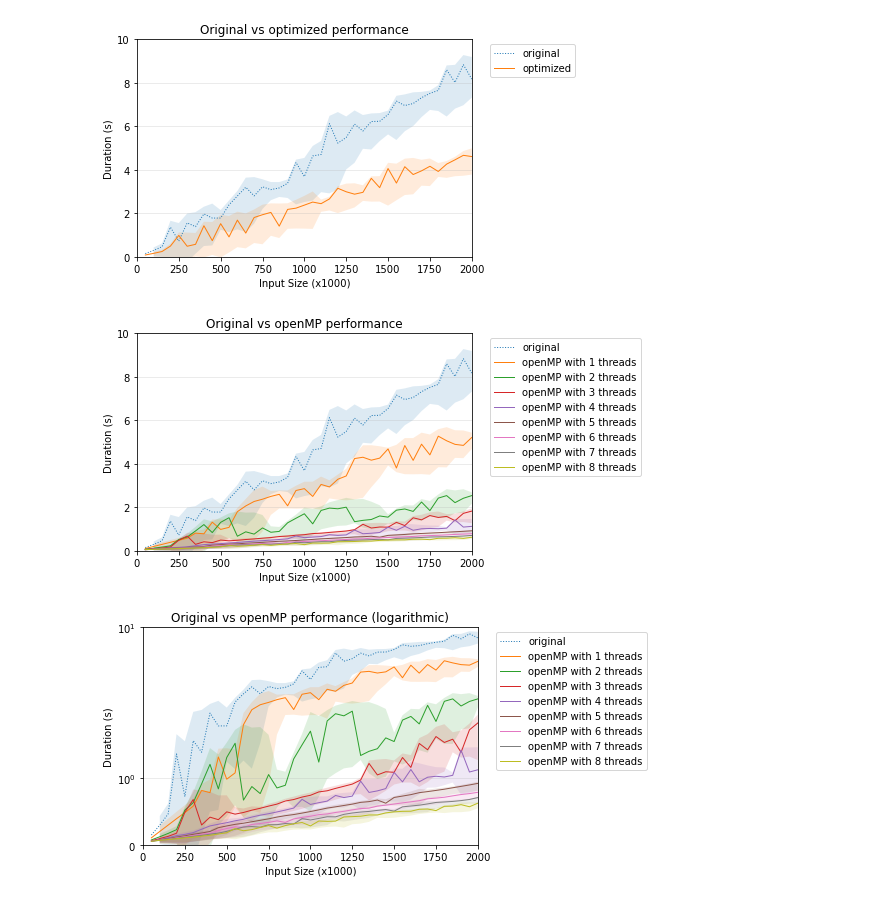
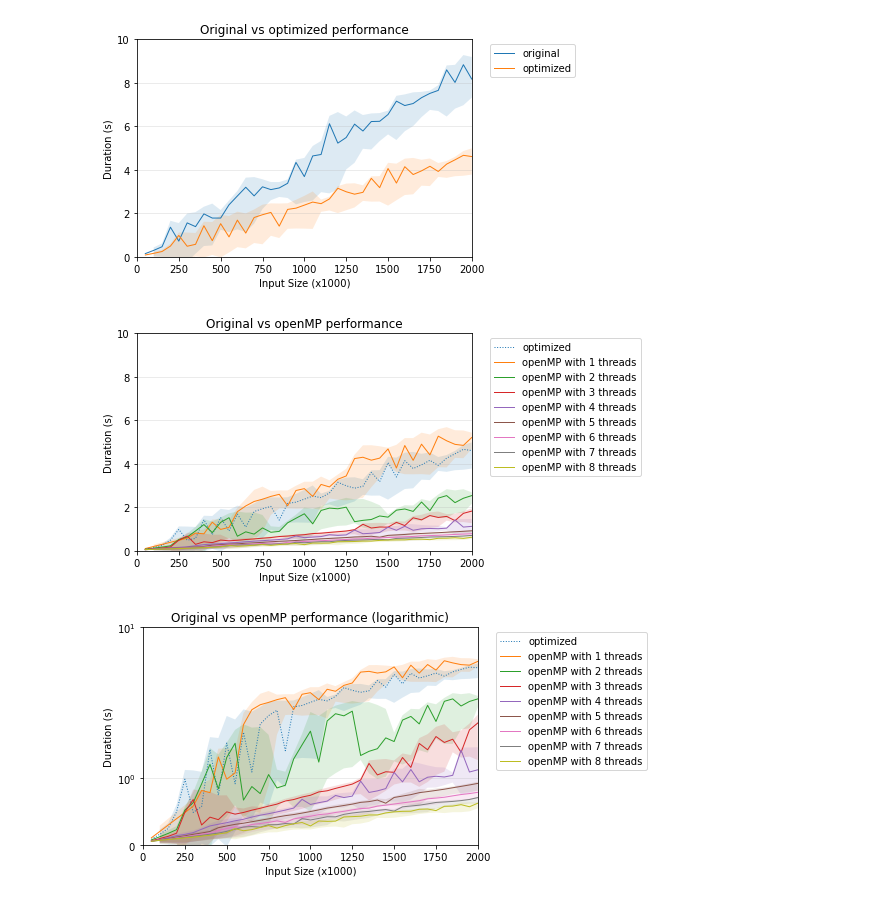
Before and after one commit to JordyAaldering/Parallel-Computing, a Jupyter notebook: evaluation/evaluation.ipynb, the cells around one changed output. Cells and saved outputs as stored; diff of their text form; code cells hidden in the pictures.

```diff
--- a/evaluation/evaluation.ipynb
+++ b/evaluation/evaluation.ipynb
@@ -29,25 +29,26 @@ def plot_line(df, ax, label, linestyle="-"):
 # %%
 ax = plt.gca()
 
-plot_line(df_relax_grouped, ax, "original", ":")
+plot_line(df_relax_grouped, ax, "original")
 plot_line(df_optimized_grouped, ax, "optimized")
 
 plt.title("Original vs optimized performance")
 plt.xlabel("Input Size (x1000)")
 plt.ylabel("Duration (s)")
 
-plt.legend(bbox_to_anchor=(1.04,1), loc="upper left")
+lgd = plt.legend(bbox_to_anchor=(1.04,1), loc="upper left")
 plt.grid(axis="y", alpha=0.3)
 plt.xlim(0, 2000)
 plt.ylim(0, 10)
 
+plt.savefig("plot_optimized.png", bbox_extra_artists=(lgd,), bbox_inches='tight')
 plt.show()
 # %% [output]
-[figure, old version]
+[figure, new version]
 # %%
 ax = plt.gca()
 
-plot_line(df_relax_grouped, ax, "original", ":")
+plot_line(df_optimized_grouped, ax, "optimized", ":")
 
 for name, group in df_openmp_grouped.groupby("threads"):
     label = f"openMP with {name} threads"
@@ -57,33 +58,35 @@ plt.title("Original vs openMP performance")
 plt.xlabel("Input Size (x1000)")
 plt.ylabel("Duration (s)")
 
-plt.legend(bbox_to_anchor=(1.04,1), loc="upper left")
+lgd = plt.legend(bbox_to_anchor=(1.04,1), loc="upper left")
 plt.grid(axis="y", alpha=0.3)
 plt.xlim(0, 2000)
 plt.ylim(0, 10)
 
+plt.savefig("plot_openmp.png", bbox_extra_artists=(lgd,), bbox_inches='tight')
 plt.show()
 # %% [output]
-[figure, old version]
+[figure, new version]
 # %%
 ax = plt.gca()
 
-plot_line(df_relax_grouped, ax, "original", ":")
+plot_line(df_optimized_grouped, ax, "optimized", ":")
 
 for name, group in df_openmp_grouped.groupby("threads"):
     label = f"openMP with {name} threads"
     plot_line(group, ax, label)
 
 plt.title("Original vs openMP performance (logarithmic)")
 plt.xlabel("Input Size (x1000)")
 plt.ylabel("Duration (s)")
 
-plt.legend(bbox_to_anchor=(1.04,1), loc="upper left")
+lgd = plt.legend(bbox_to_anchor=(1.04,1), loc="upper left")
 plt.grid(axis="y", alpha=0.3)
 plt.xlim(0, 2000)
 plt.ylim(0, 10)
 plt.yscale("symlog")
 
+plt.savefig("plot_openmp_log.png", bbox_extra_artists=(lgd,), bbox_inches='tight')
 plt.show()
 # %% [output]
-[figure, old version]
+[figure, new version]
```
Also changed, not shown: parts of 2 cells of this notebook, 4 other files.
